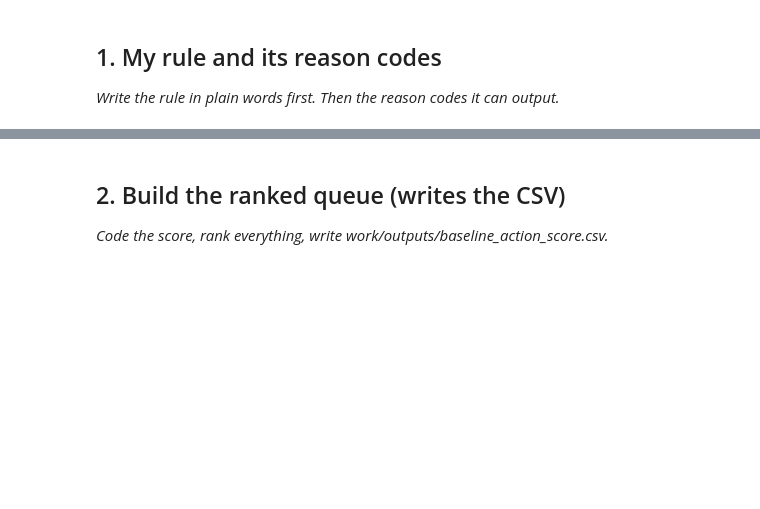
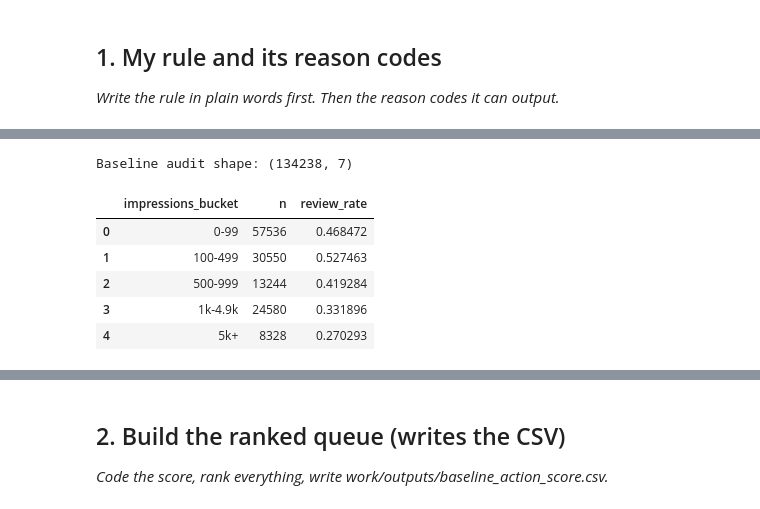
Before and after one commit to ahmed-morad15/flyrank-ml-internship, a Jupyter notebook: work/notebooks/w04_baseline_score.ipynb, the cells around one changed output, grey strips where cells are left out. Cells and saved outputs as stored; diff of their text form; code cells hidden in the pictures; blank space fills up the shorter version.

```diff
--- a/work/notebooks/w04_baseline_score.ipynb
+++ b/work/notebooks/w04_baseline_score.ipynb
@@ -15,0 +78,79 @@ This skeleton is yours to fill. Work the sections **in order** — each one has
+# %%
+baseline_df = con.sql(f"""
+WITH feb AS (
+    SELECT
+        client_hash_id,
+        content_hash_id,
+        SUM(gsc_impressions) AS gsc_impressions,
+        SUM(gsc_clicks) AS gsc_clicks,
+        SUM(gsc_sum_position) * 1.0
+            / NULLIF(SUM(gsc_impressions), 0) AS gsc_avg_position
+    FROM {FEB_REL}
+    WHERE gsc_data_available IS TRUE
+    GROUP BY
+        client_hash_id,
+        content_hash_id
+),
+
+mar AS (
+    SELECT
+        client_hash_id,
+        content_hash_id,
+        SUM(gsc_sum_position) * 1.0
+            / NULLIF(SUM(gsc_impressions), 0) AS march_avg_position
+    FROM {MAR_REL}
+    WHERE gsc_data_available IS TRUE
+    GROUP BY
+        client_hash_id,
+        content_hash_id
+)
+
+SELECT
+    feb.client_hash_id,
+    feb.content_hash_id,
+    feb.gsc_impressions,
+    feb.gsc_clicks,
+    feb.gsc_avg_position,
+    mar.march_avg_position,
+
+    CASE
+        WHEN mar.march_avg_position > 10 THEN 1
+        ELSE 0
+    END AS review_priority
+
+FROM feb
+INNER JOIN mar
+    USING (client_hash_id, content_hash_id)
+
+WHERE feb.gsc_avg_position IS NOT NULL
+  AND mar.march_avg_position IS NOT NULL
+""").df()
+
+print("Baseline audit shape:", baseline_df.shape)
+# %% [output]
+Baseline audit shape: (134238, 7)
+# %%
+signal_1 = (
+    baseline_df.assign(
+        impressions_bucket=pd.cut(
+            baseline_df["gsc_impressions"],
+            bins=[-1, 99, 499, 999, 4999, float("inf")],
+            labels=["0-99", "100-499", "500-999", "1k-4.9k", "5k+"]
+        )
+    )
+    .groupby("impressions_bucket", observed=False)
+    .agg(
+        n=("review_priority", "size"),
+        review_rate=("review_priority", "mean")
+    )
+    .reset_index()
+)
+
+signal_1
+# %% [output]
+|  | impressions_bucket | n | review_rate |
+| 0 | 0-99 | 57536 | 0.468472 |
+| 1 | 100-499 | 30550 | 0.527463 |
+| 2 | 500-999 | 13244 | 0.419284 |
+| 3 | 1k-4.9k | 24580 | 0.331896 |
+| 4 | 5k+ | 8328 | 0.270293 |
```
Also changed, not shown: parts of 20 cells of this notebook.
